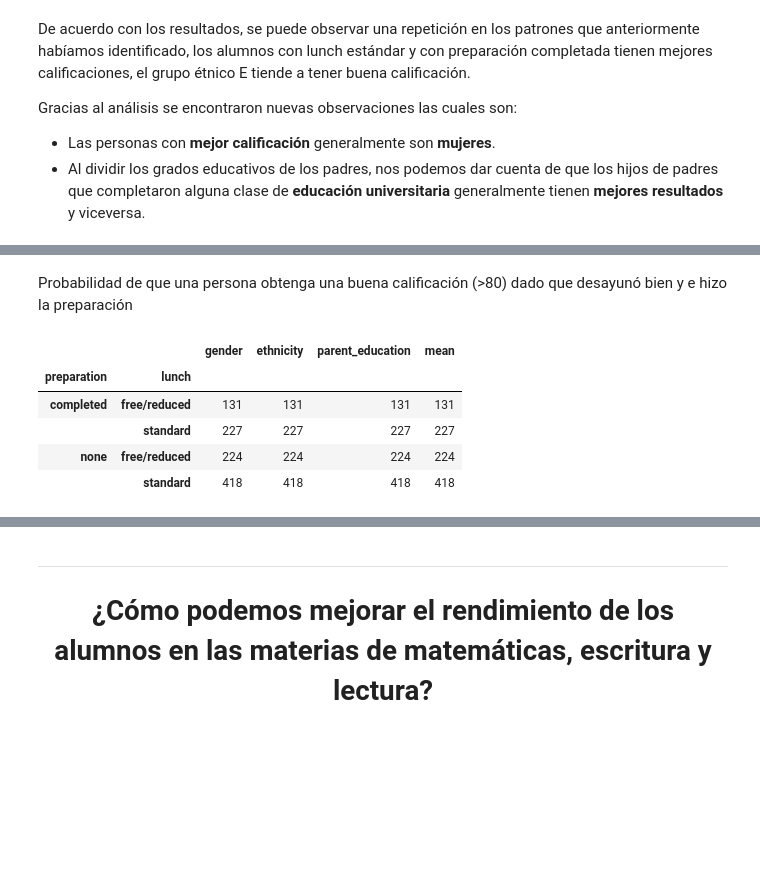
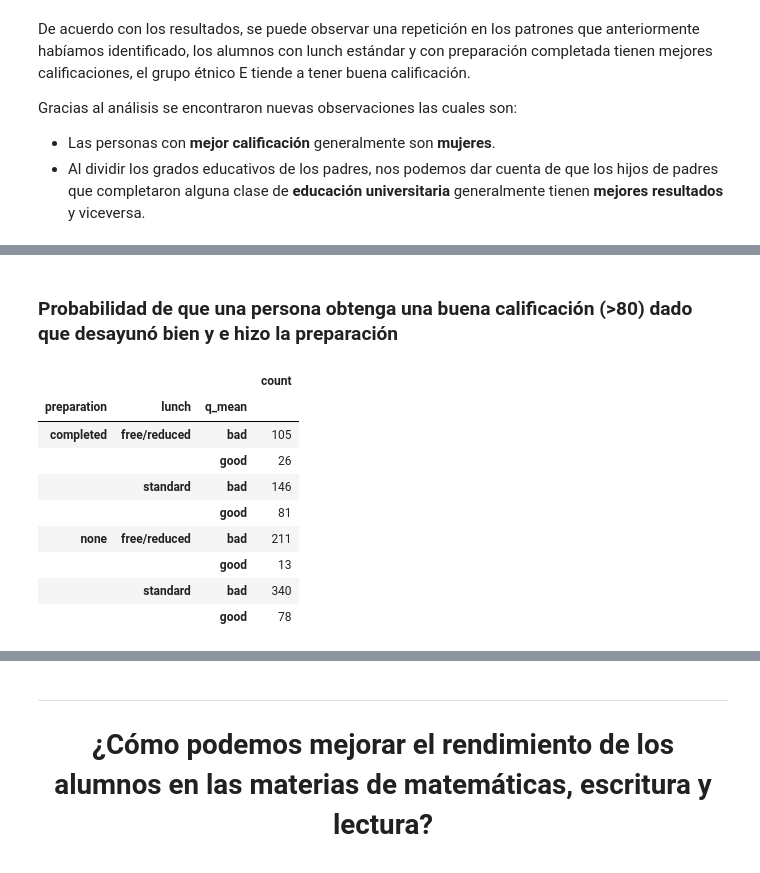
Before and after one commit to MarioChvx/ciencia_de_datos_PAMBAZO, a Jupyter notebook: proyectos/unidad1/proyecto_eda/EDA_Students_performance.ipynb, the cells around one changed output, grey strips where cells are left out. Drawn from its saved outputs; the diff is of its cells as text; code cells hidden in the pictures; blank space fills up the shorter version.

Commit message:
probabilidades

```diff
--- a/proyectos/unidad1/proyecto_eda/EDA_Students_performance.ipynb
+++ b/proyectos/unidad1/proyecto_eda/EDA_Students_performance.ipynb
@@ -632,11 +645,24 @@ means.update({'gender': 'count'})
 # %% [markdown]
-Probabilidad de que una persona obtenga una buena calificación (>80) dado que desayunó bien y e hizo la preparación
+### Probabilidad de que una persona obtenga una buena calificación (>80) dado que desayunó bien y e hizo la preparación
-# %%
-df_mean.groupby(['preparation', 'lunch']).count()
-# %% [output]
-|  |  | gender | ethnicity | parent_education | mean |
-| preparation | lunch |  |  |  |  |
-| completed | free/reduced | 131 | 131 | 131 | 131 |
-|  | standard | 227 | 227 | 227 | 227 |
-| none | free/reduced | 224 | 224 | 224 | 224 |
-|  | standard | 418 | 418 | 418 | 418 |
+# %%
+(
+    df_mean
+    .assign(
+        q_mean = lambda df: df['mean'].map(lambda g: 'good' if g >= 80 else 'bad')
+    )
+    .groupby(['preparation', 'lunch', 'q_mean'])
+    .count()
+    .drop(labels= ['gender', 'ethnicity', 'parent_education'], axis=1)
+    .rename(columns= {'mean': 'count'})
+)
+# %% [output]
+|  |  |  | count |
+| preparation | lunch | q_mean |  |
+| completed | free/reduced | bad | 105 |
+|  |  | good | 26 |
+|  | standard | bad | 146 |
+|  |  | good | 81 |
+| none | free/reduced | bad | 211 |
+|  |  | good | 13 |
+|  | standard | bad | 340 |
+|  |  | good | 78 |
```
Also changed, not shown: parts of 17 cells of this notebook.
